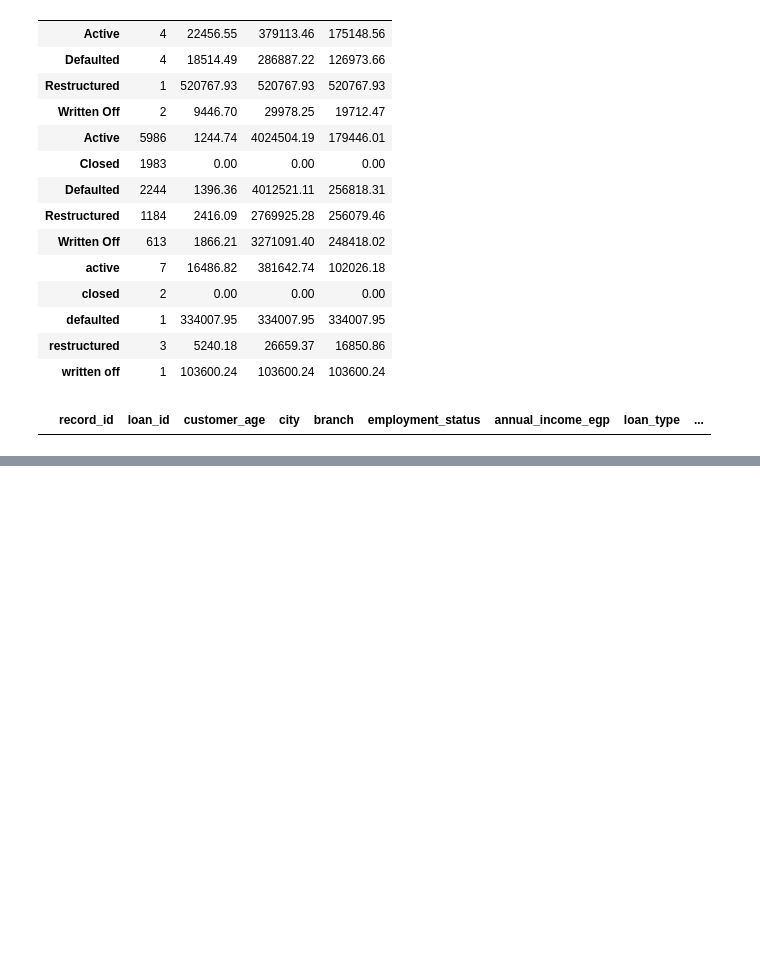
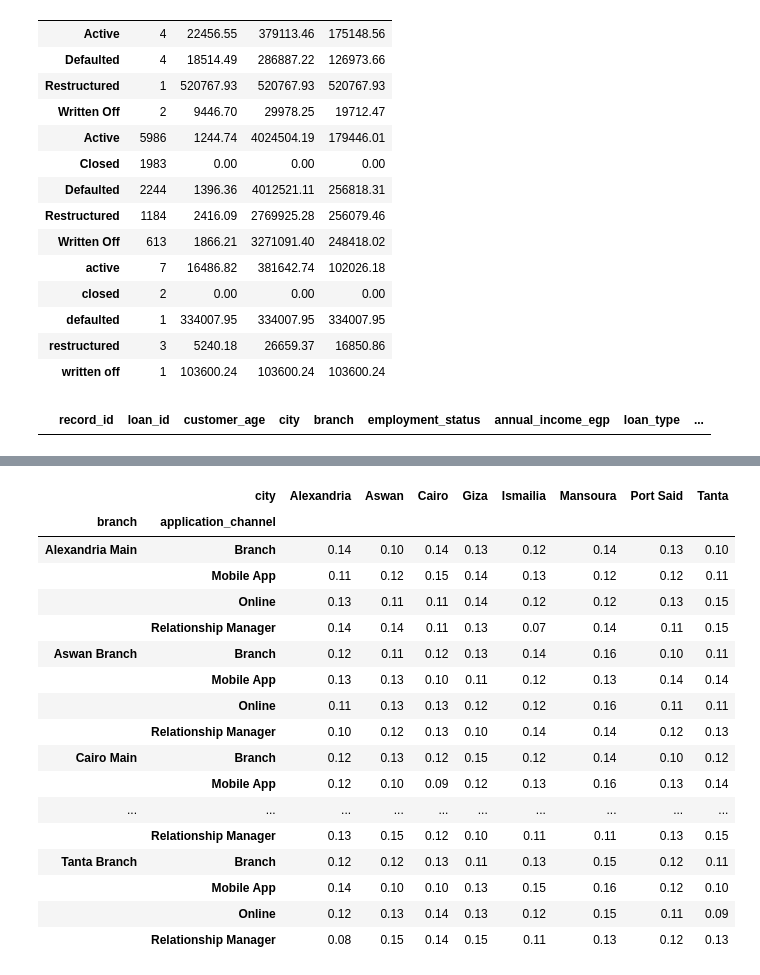
Before and after one commit to ATRA559/Banking-Loans-Data-Analysis, a Jupyter notebook: Banking_Loans_Project.ipynb, the cells around one changed output, grey strips where cells are left out. Drawn from its saved outputs; the diff is of its cells as text; code cells hidden in the pictures; blank space fills up the shorter version.

Commit message:
Clean and Validate Banking Loans Data

```diff
--- a/Banking_Loans_Project.ipynb
+++ b/Banking_Loans_Project.ipynb
@@ -412,0 +437,3 @@ The identified issues will be addressed during the data cleaning stage.
+# %%
+df["city"] = df["city"].str.strip().str.title()
+df["city"]
@@ -412,0 +469,3 @@ The identified issues will be addressed during the data cleaning stage.
+# %%
+df["loan_status"] = df["loan_status"].str.strip().str.title()
+df["loan_status"]
@@ -412,0 +497,3 @@ The identified issues will be addressed during the data cleaning stage.
+# %%
+df["origination_date"] = pd.to_datetime(df["origination_date"])
+df["origination_date"]
@@ -412,0 +561,2 @@ The identified issues will be addressed during the data cleaning stage.
+# %%
+df["customer_age"] = df["customer_age"].fillna(df["customer_age"].median())
@@ -412,0 +672,21 @@ The identified issues will be addressed during the data cleaning stage.
+# %%
+pd.crosstab([df["branch"], df["application_channel"]], df["city"], normalize="index").round(2)
+# %% [output]
+|  | city | Alexandria | Aswan | Cairo | Giza | Ismailia | Mansoura | Port Said | Tanta |
+| branch | application_channel |  |  |  |  |  |  |  |  |
+| Alexandria Main | Branch | 0.14 | 0.10 | 0.14 | 0.13 | 0.12 | 0.14 | 0.13 | 0.10 |
+|  | Mobile App | 0.11 | 0.12 | 0.15 | 0.14 | 0.13 | 0.12 | 0.12 | 0.11 |
+|  | Online | 0.13 | 0.11 | 0.11 | 0.14 | 0.12 | 0.12 | 0.13 | 0.15 |
+|  | Relationship Manager | 0.14 | 0.14 | 0.11 | 0.13 | 0.07 | 0.14 | 0.11 | 0.15 |
+| Aswan Branch | Branch | 0.12 | 0.11 | 0.12 | 0.13 | 0.14 | 0.16 | 0.10 | 0.11 |
+|  | Mobile App | 0.13 | 0.13 | 0.10 | 0.11 | 0.12 | 0.13 | 0.14 | 0.14 |
+|  | Online | 0.11 | 0.13 | 0.13 | 0.12 | 0.12 | 0.16 | 0.11 | 0.11 |
+|  | Relationship Manager | 0.10 | 0.12 | 0.13 | 0.10 | 0.14 | 0.14 | 0.12 | 0.13 |
+| Cairo Main | Branch | 0.12 | 0.13 | 0.12 | 0.15 | 0.12 | 0.14 | 0.10 | 0.12 |
+|  | Mobile App | 0.12 | 0.10 | 0.09 | 0.12 | 0.13 | 0.16 | 0.13 | 0.14 |
+| ... | ... | ... | ... | ... | ... | ... | ... | ... | ... |
+|  | Relationship Manager | 0.13 | 0.15 | 0.12 | 0.10 | 0.11 | 0.11 | 0.13 | 0.15 |
+| Tanta Branch | Branch | 0.12 | 0.12 | 0.13 | 0.11 | 0.13 | 0.15 | 0.12 | 0.11 |
+|  | Mobile App | 0.14 | 0.10 | 0.10 | 0.13 | 0.15 | 0.16 | 0.12 | 0.10 |
+|  | Online | 0.12 | 0.13 | 0.14 | 0.13 | 0.12 | 0.15 | 0.11 | 0.09 |
+|  | Relationship Manager | 0.08 | 0.15 | 0.14 | 0.15 | 0.11 | 0.13 | 0.12 | 0.13 |
```
Also changed, not shown: parts of 79 cells of this notebook.
